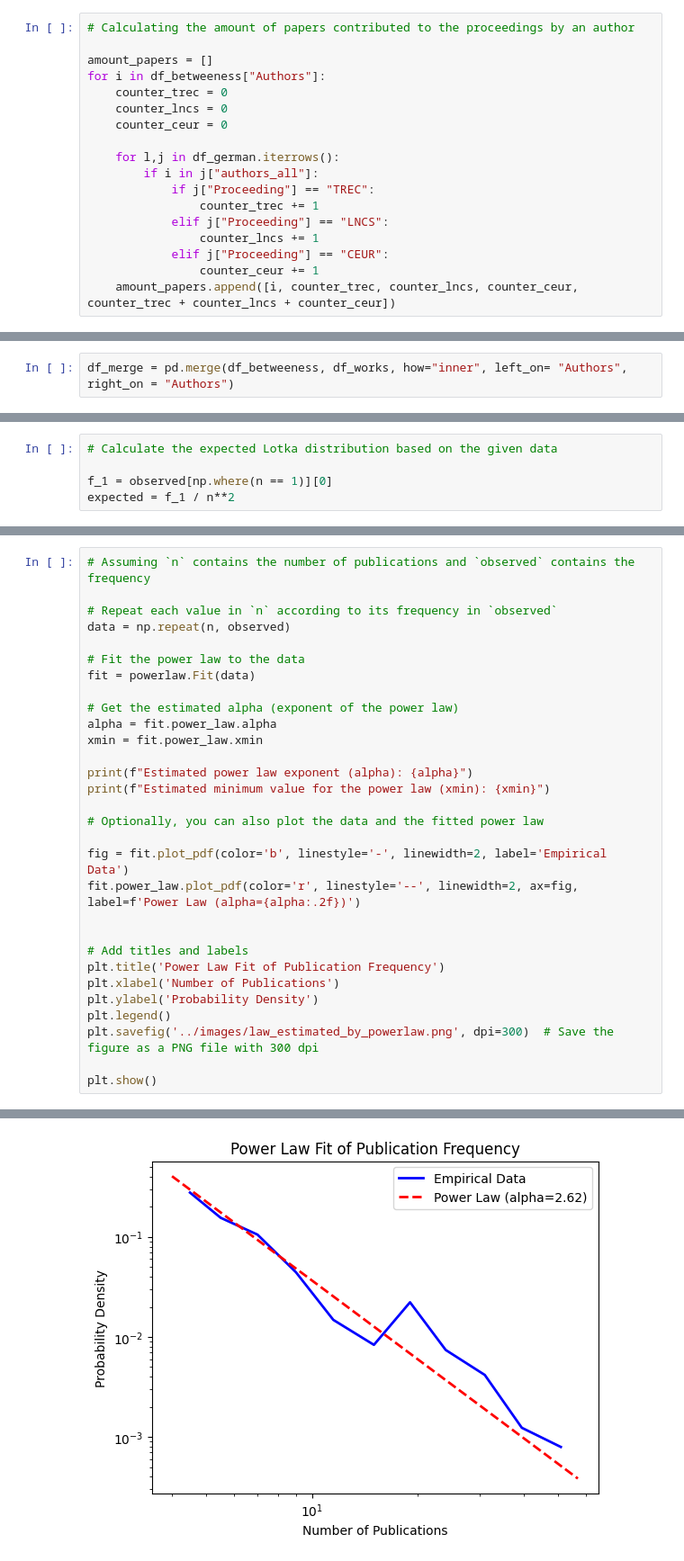
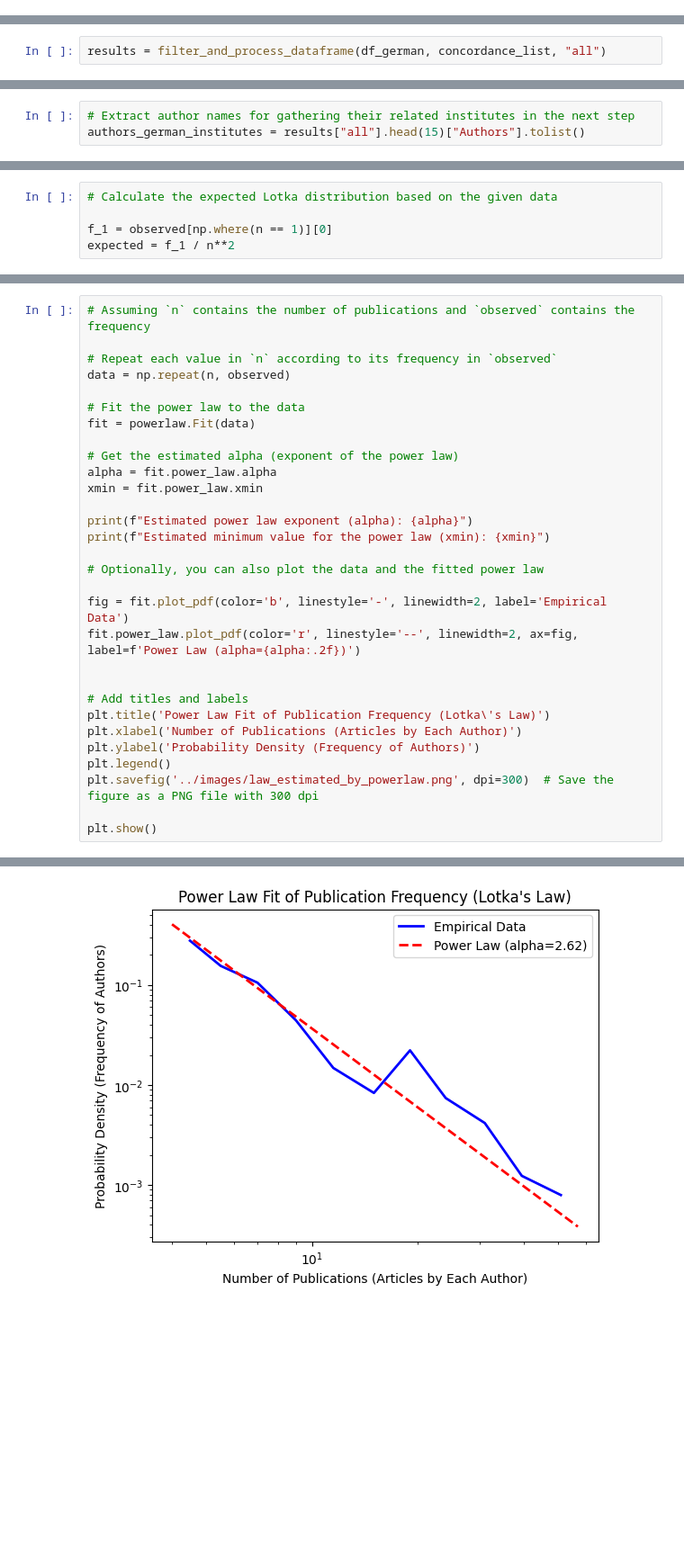
Before and after one commit to irgroup/ISI2025-German-IR-Community, a Jupyter notebook: code/network_analysis.ipynb, the cells around one changed output, grey strips where cells are left out. Shown at 90% size. Cells and saved outputs as stored; diff of their text form; blank space fills up the shorter version.

Commit message:
Updated code and files for name aggregation

```diff
--- a/code/network_analysis.ipynb
+++ b/code/network_analysis.ipynb
@@ -386,18 +258,0 @@ df_betweeness.head(15)
-# %%
-# Calculating the amount of papers contributed to the proceedings by an author
-
-amount_papers = []
-for i in df_betweeness["Authors"]:
-    counter_trec = 0
-    counter_lncs = 0
-    counter_ceur = 0
-
-    for l,j in df_german.iterrows():
-        if i in j["authors_all"]:
-            if j["Proceeding"] == "TREC":
-                counter_trec += 1
-            elif j["Proceeding"] == "LNCS":
-                counter_lncs += 1
-            elif j["Proceeding"] == "CEUR":
-                counter_ceur += 1
-    amount_papers.append([i, counter_trec, counter_lncs, counter_ceur, counter_trec + counter_lncs + counter_ceur])
@@ -406,2 +258,0 @@ df_works = pd.DataFrame(amount_papers, columns=["Authors", "# TREC", "# LNCS", "
-# %%
-df_merge = pd.merge(df_betweeness, df_works, how="inner", left_on= "Authors", right_on = "Authors")
@@ -429,0 +357,2 @@ authors_german_institutes = df_merge.head(15)["Authors"].tolist()
+# %%
+results = filter_and_process_dataframe(df_german, concordance_list, "all")
@@ -430,3 +377,6 @@ authors_german_institutes = df_merge.head(15)["Authors"].tolist()
+# %%
+# Extract author names for gathering their related institutes in the next step
+authors_german_institutes = results["all"].head(15)["Authors"].tolist()
 # %%
 # Dictionary zur Speicherung der Zuordnungen
 author_to_value = {}
@@ -603,34 +606,34 @@ plt.show()
 # Assuming `n` contains the number of publications and `observed` contains the frequency
 
 # Repeat each value in `n` according to its frequency in `observed`
 data = np.repeat(n, observed)
 
 # Fit the power law to the data
 fit = powerlaw.Fit(data)
 
 # Get the estimated alpha (exponent of the power law)
 alpha = fit.power_law.alpha
 xmin = fit.power_law.xmin
 
 print(f"Estimated power law exponent (alpha): {alpha}")
 print(f"Estimated minimum value for the power law (xmin): {xmin}")
 
 # Optionally, you can also plot the data and the fitted power law
 
 fig = fit.plot_pdf(color='b', linestyle='-', linewidth=2, label='Empirical Data')
 fit.power_law.plot_pdf(color='r', linestyle='--', linewidth=2, ax=fig, label=f'Power Law (alpha={alpha:.2f})')
 
 
 # Add titles and labels
-plt.title('Power Law Fit of Publication Frequency')
-plt.xlabel('Number of Publications')
-plt.ylabel('Probability Density')
+plt.title('Power Law Fit of Publication Frequency (Lotka\'s Law)')
+plt.xlabel('Number of Publications (Articles by Each Author)')
+plt.ylabel('Probability Density (Frequency of Authors)')
 plt.legend()
 plt.savefig('../images/law_estimated_by_powerlaw.png', dpi=300)  # Save the figure as a PNG file with 300 dpi
 
 plt.show()
 # %% [output]
 Calculating best minimal value for power law fit
 Estimated power law exponent (alpha): 2.6204862975215457
 Estimated minimum value for the power law (xmin): 4.0
-[figure, old version]
+[figure, new version]
```
Also changed, not shown: parts of 41 cells of this notebook, 1 other file.
